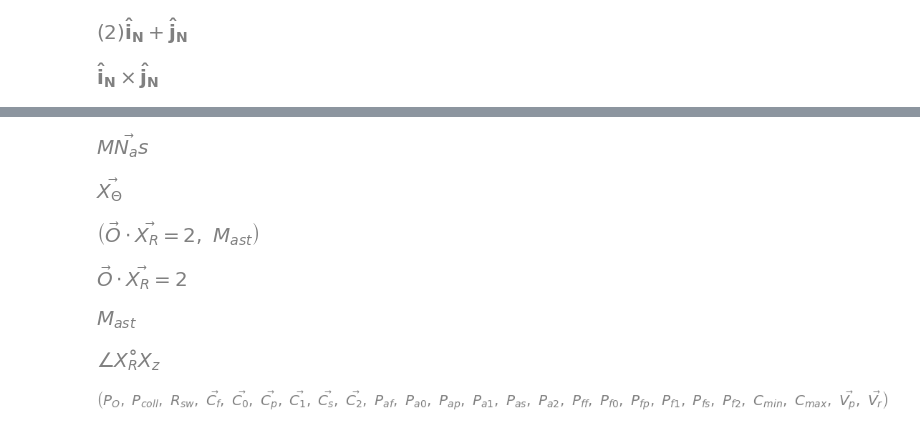
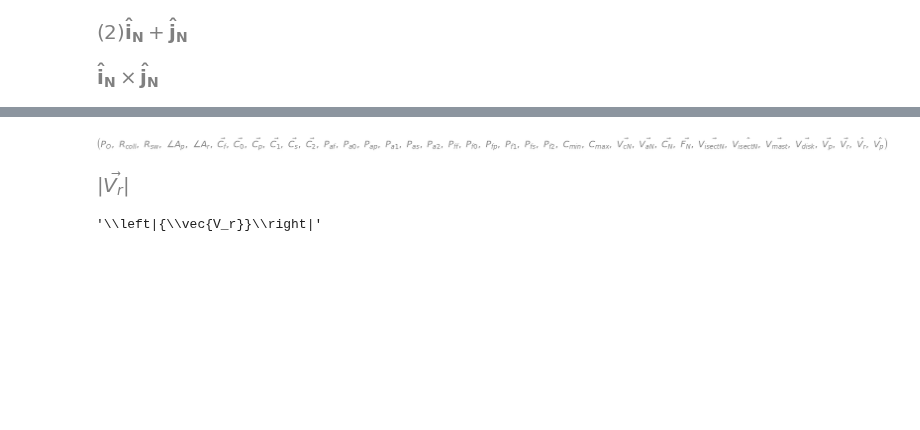
Before and after one commit to ivorjawa/StewartPlatform, a Jupyter notebook: RotorHead.ipynb, the cells around one changed output, grey strips where cells are left out. Saved outputs shown, nothing was run; the diff lists cells and outputs as text; code cells hidden in the pictures; blank space fills up the shorter version.

```diff
--- a/RotorHead.ipynb
+++ b/RotorHead.ipynb
@@ -61,62 +52,60 @@ symvec.Cross(Mast, Mast)
-# %%
-sym.Symbol(r'\vec{MN_as}')
-# %% [output]
-[figure, removed]
-# %%
-sym.Symbol(r'\vec{X_Θ}')
-# %% [output]
-[figure, removed]
-# %%
-Xr  = sym.Symbol(r'\vec{X_R}')
-O = sym.Symbol(r'\vec{O}')
-Yr = sym.Symbol(r'\vec{Y_R}')
-k = symvec.Dot(Xr, O)
-(sym.Eq(k, 2),Mast)
-# %% [output]
-[figure, removed]
-# %%
-display(sym.Eq(k, 2))
-display(Mast)
-# %% [output]
-[figure, removed]
-[figure, removed]
-# %%
-sym.Symbol(r'\angle{X_R̊}X_z')
-# %% [output]
-[figure, removed]
 # %%
 P0 = sym.Symbol(r'P_O');  #Origin of XYZ system
-Rcoll = sym.Symbol(r'P_c_o_l_l') #height of collective above origin
-Rsw = sym.Symbol(r'R_s_w') #radius of swashplate arms from P_coll
+Rcoll = sym.Symbol(r'R_{coll}') #height of collective above origin
+Rsw = sym.Symbol(r'R_{sw}') #radius of swashplate arms from P_coll
+
+Ap = sym.Symbol(r'\angle{A_p}') #pitch angle
+Ar = sym.Symbol(r'\angle{A_r}') #roll angle
+Acyl = sym.Symbol(r'\angle{A_{cyl}}') # cylinder spacing
 
 Cf, C0 = sym.symbols(r'\vec{C_f},\vec{C_0}')
 Cp, C1 = sym.symbols(r'\vec{C_p},\vec{C_1}')
 Cs, C2 = sym.symbols(r'\vec{C_s},\vec{C_2}')
+
+Ff, F0 = sym.symbols(r'\vec{F_f},\vec{F_0}')
+Fp, F1 = sym.symbols(r'\vec{F_p},\vec{F_1}')
+Fs, F2 = sym.symbols(r'\vec{F_s},\vec{F_2}')
+
+Vmast = sym.symbols(r'\vec{V_{mast}}')
+Vdisk = sym.symbols(r'\vec{V_{disk}}')
+
+Visectn, Visectnhat = sym.symbols(r'\vec{V_{isectN}},\hat{V_{isectN}}')
+Vcn, Cn, Fn= sym.symbols(r'\vec{V_{cN}},\vec{C_N},\vec{F_N}')
+Van = sym.symbols(r'\vec{V_{aN}}')
 
 Paf, Pa0 = sym.symbols(r'P_a_f,P_a_0')
 Pap, Pa1 = sym.symbols(r'P_a_p,P_a_1')
 Pas, Pa2 = sym.symbols(r'P_a_s,P_a_2')
 
 Pff, Pf0 = sym.symbols(r'P_f_f,P_f_0')
 Pfp, Pf1 = sym.symbols(r'P_f_p,P_f_1')
 Pfs, Pf2 = sym.symbols(r'P_f_s,P_f_2')
 Cmin, Cmax = sym.symbols("C_m_i_n C_m_a_x")
 Vp, Vr = sym.symbols(r'\vec{V_p} \vec{V_r}')
-
+Vrhat = sym.Symbol(r'\hat{V_r}')
+Vphat = sym.Symbol(r'\hat{V_p}')
 """C_f, C_0: Front linear actuator, vector representing length
 C_p, C_1: Port linear actuator
 C_s, C_2: Starboard linear actuator
 P_a_f, P_a_0: End of front swashplate arm
 P_a_p, P_a_1: End of port swashplate arm
 P_a_s, P_a_2: End of starboard swashplate arm
 P_f_f, P_f_0: End of front swashplate foot
 P_f_p, P_f_1: End of port swashplate foot
 P_f_s, P_f_2: End of starboard swashplate foot
 C_min: cylinder minimum length
 C_max: cylinder maximum length
 Vp: Pitch vector from cyclic
 Vr: Roll vector from cyclic"""
-P0, Rcoll, Rsw, Cf, C0, Cp, C1, Cs, C2, Paf, Pa0, Pap, Pa1, Pas, Pa2, Pff, Pf0,\
-Pfp, Pf1, Pfs, Pf2, Cmin, Cmax, Vp, Vr
+P0, Rcoll, Rsw, Ap, Ar, Cf, C0, Cp, C1, Cs, C2, Paf, Pa0, Pap, Pa1, Pas, Pa2, Pff, Pf0,\
+Pfp, Pf1, Pfs, Pf2, Cmin, Cmax, Vcn, Van, Cn, Fn, Visectn, Visectnhat, Vmast, Vdisk,  Vp, Vr, Vrhat, Vphat
 # %% [output]
-[figure, old version]
+[figure, new version]
+# %%
+abs(abs(Vr))
+# %% [output]
+[figure, added]
+# %%
+sym.latex(abs(Vr))
+# %% [output]
+'\\left|{\\vec{V_r}}\\right|'
```
Also changed, not shown: parts of 4 cells of this notebook, 1 other file.
